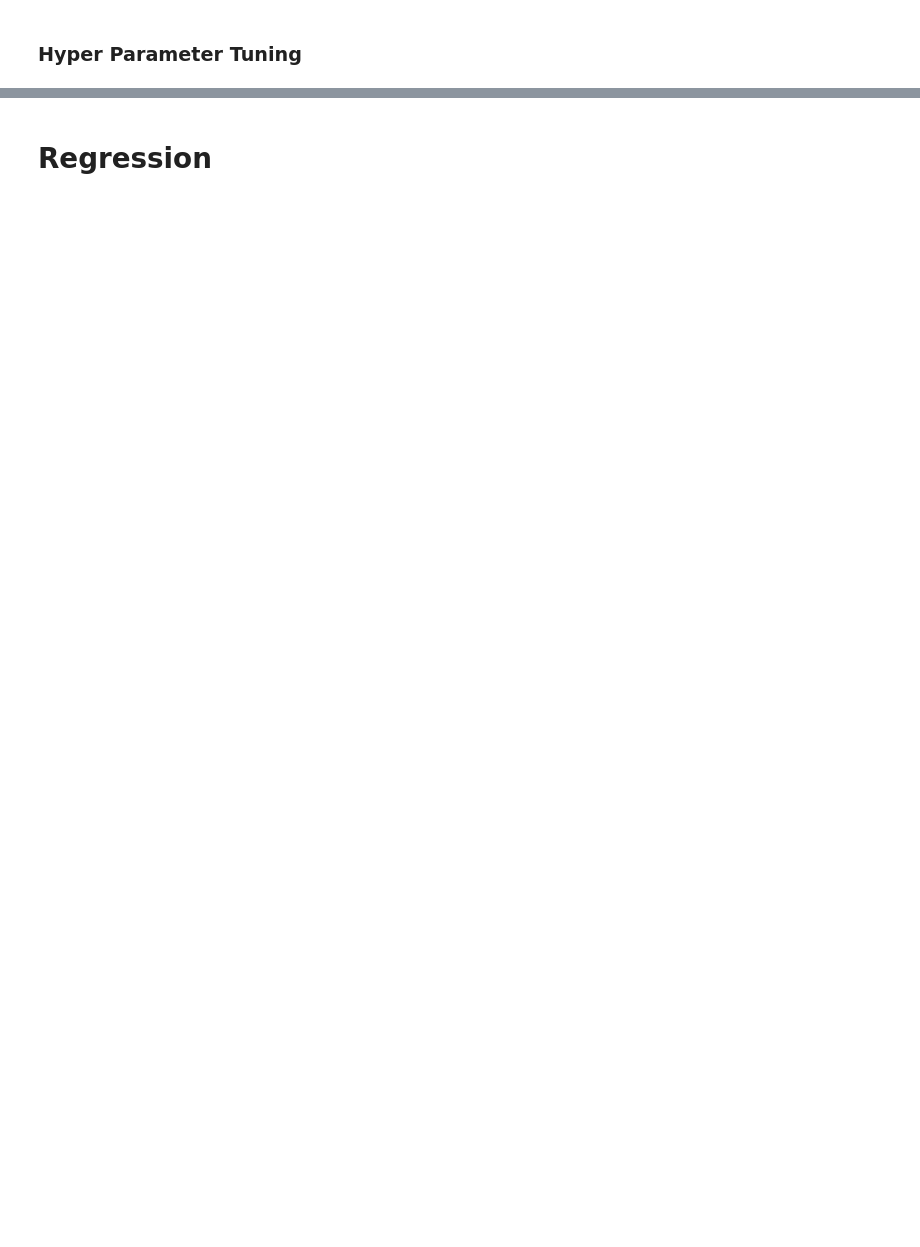
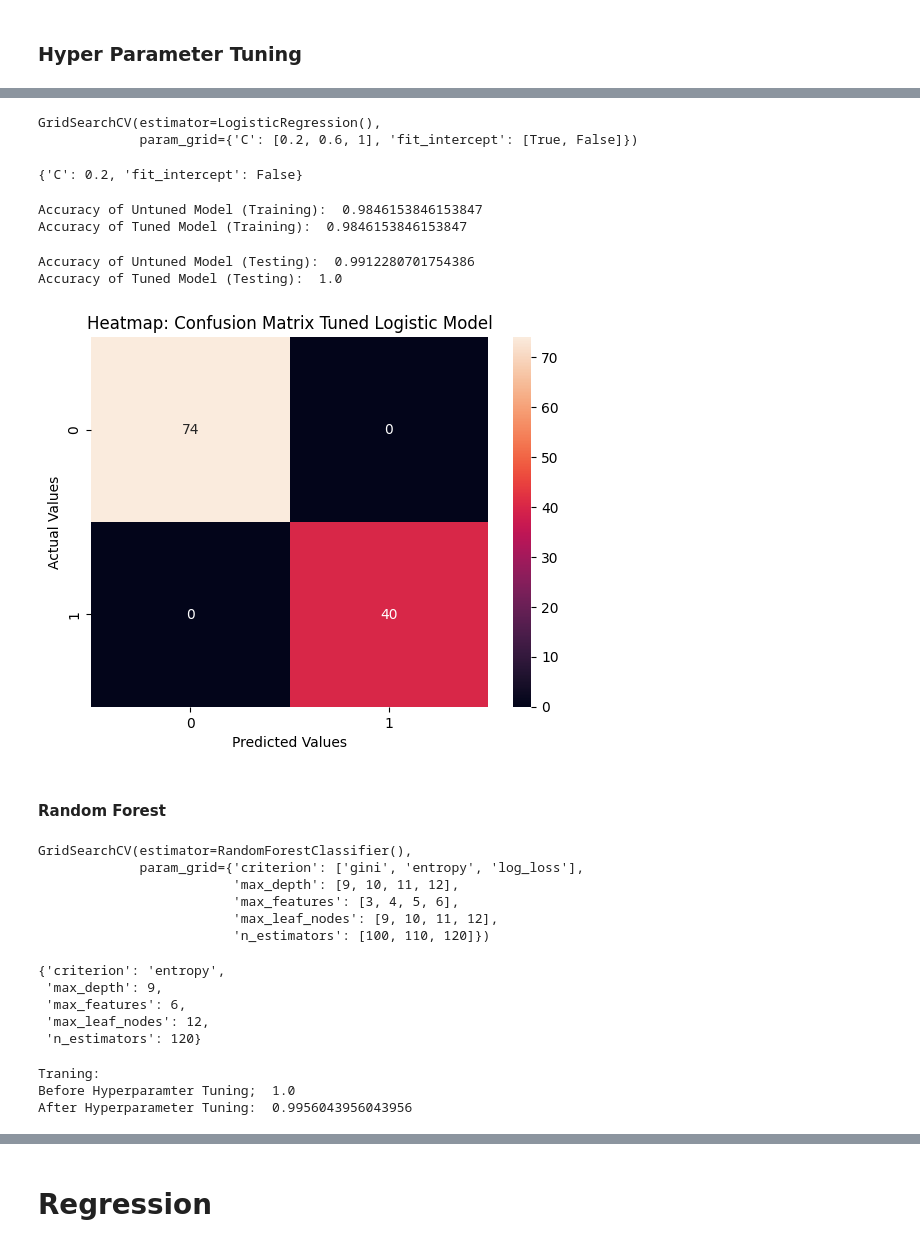
Before and after one commit to ShrDar/EDA-Classification-and-Regression-Models, a Jupyter notebook: notebooks/EDA_Classification_Regression.ipynb, the cells around one changed output, grey strips where cells are left out. Saved outputs shown, nothing was run; the diff lists cells and outputs as text; code cells hidden in the pictures; blank space fills up the shorter version.

Commit message:
Added: Hyperparameter Tuning Completed

```diff
--- a/notebooks/EDA_Classification_Regression.ipynb
+++ b/notebooks/EDA_Classification_Regression.ipynb
@@ -603,0 +609,2 @@ weighted avg       0.96      0.96      0.96       114
+# %%
+Logistic_Regression_Model_Tuned = GridSearchCV(LogisticRegression(), logistic_parameters)
@@ -603,0 +618,35 @@ weighted avg       0.96      0.96      0.96       114
+# %%
+Logistic_Regression_Model_Tuned.fit(L_X_train_scaled, l_y_train)
+# %% [output]
+GridSearchCV(estimator=LogisticRegression(),
+             param_grid={'C': [0.2, 0.6, 1], 'fit_intercept': [True, False]})
+# %%
+Logistic_Regression_Model_Tuned.best_params_
+# %% [output]
+{'C': 0.2, 'fit_intercept': False}
+# %%
+print("Accuracy of Untuned Model (Training): ", Logistic_Regresseion_Scaled_Model.score(L_X_train_scaled, l_y_train))
+print("Accuracy of Tuned Model (Training): ", Logistic_Regression_Model_Tuned.score(L_X_train_scaled, l_y_train))
+# %% [output]
+Accuracy of Untuned Model (Training):  0.9846153846153847
+Accuracy of Tuned Model (Training):  0.9846153846153847
+# %%
+print("Accuracy of Untuned Model (Testing): ", Logistic_Regresseion_Scaled_Model.score(L_X_test_scaled, l_y_test))
+print("Accuracy of Tuned Model (Testing): ", Logistic_Regression_Model_Tuned.score(L_X_test_scaled, l_y_test))
+# %% [output]
+Accuracy of Untuned Model (Testing):  0.9912280701754386
+Accuracy of Tuned Model (Testing):  1.0
+# %%
+l_y_pred_test_tuned = Logistic_Regression_Model_Tuned.predict(L_X_test_scaled)
+# %%
+confusionMatrixTuned = metrics.confusion_matrix(l_y_test, l_y_pred_test_tuned)
+# %%
+plt.title("Heatmap: Confusion Matrix Tuned Logistic Model")
+sns.heatmap(confusionMatrixTuned, annot = True)
+plt.xlabel("Predicted Values")
+plt.ylabel("Actual Values")
+plt.show()
+# %% [output]
+[figure, added]
+# %% [markdown]
+#### Random Forest
@@ -603,0 +662,25 @@ weighted avg       0.96      0.96      0.96       114
+# %%
+Random_Forest_Model_Tuned.fit(L_X_train_scaled, l_y_train)
+# %% [output]
+GridSearchCV(estimator=RandomForestClassifier(),
+             param_grid={'criterion': ['gini', 'entropy', 'log_loss'],
+                         'max_depth': [9, 10, 11, 12],
+                         'max_features': [3, 4, 5, 6],
+                         'max_leaf_nodes': [9, 10, 11, 12],
+                         'n_estimators': [100, 110, 120]})
+# %%
+Random_Forest_Model_Tuned.best_params_
+# %% [output]
+{'criterion': 'entropy',
+ 'max_depth': 9,
+ 'max_features': 6,
+ 'max_leaf_nodes': 12,
+ 'n_estimators': 120}
+# %%
+print("Traning:")
+print("Before Hyperparamter Tuning; ", Random_Forest_Model.score(L_X_train_scaled, l_y_train))
+print("After Hyperparameter Tuning: ", Random_Forest_Model_Tuned.score(L_X_train_scaled, l_y_train))
+# %% [output]
+Traning:
+Before Hyperparamter Tuning;  1.0
+After Hyperparameter Tuning:  0.9956043956043956
```
Also changed, not shown: parts of 20 cells of this notebook.
